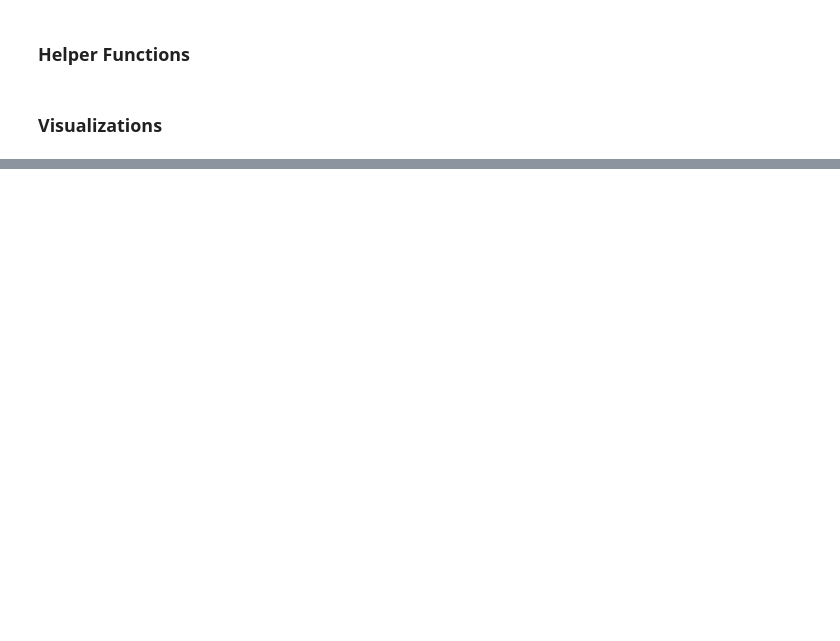
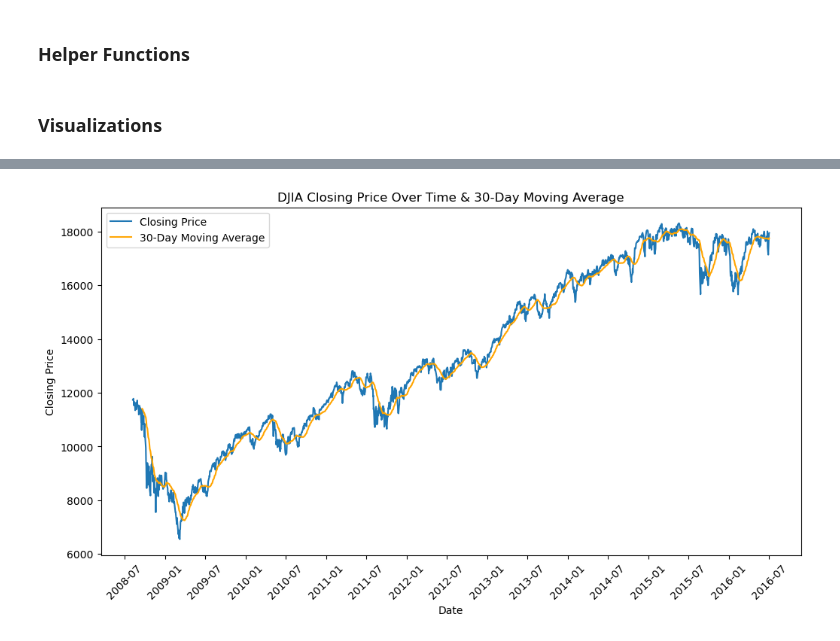
Before and after one commit to 2021sshah/BigDataFinalProject, a Jupyter notebook: djia_visualization.ipynb, the cells around one changed output, grey strips where cells are left out. Drawn from its saved outputs; the diff is of its cells as text; code cells hidden in the pictures; blank space fills up the shorter version.

```diff
--- a/djia_visualization.ipynb
+++ b/djia_visualization.ipynb
@@ -88,3 +103,20 @@ def plotScatterMatrix(df, plotSize, textSize):
         ax[i, j].annotate('Corr. coef = %.3f' % corrs[i, j], (0.8, 0.2), xycoords='axes fraction', ha='center', va='center', size=textSize)
     plt.suptitle('Scatter and Density Plot')
     plt.show()
+# %%
+def plotClosingMovingPriceOverTime(df):
+    plt.figure(figsize=(12, 6))
+    df['30_day_MA'] = df['Close'].rolling(window=30).mean()
+    plt.plot(df['Date'], df['Close'], label='Closing Price')
+    plt.plot(df['Date'], df['30_day_MA'], label='30-Day Moving Average', color='orange')
+
+    plt.gca().xaxis.set_major_locator(mdates.MonthLocator(interval=6))
+    plt.gca().xaxis.set_major_formatter(mdates.DateFormatter('%Y-%m'))
+
+    plt.title('DJIA Closing Price Over Time & 30-Day Moving Average')
+    plt.xlabel('Date')
+    plt.ylabel('Closing Price')
+    plt.xticks(rotation=45)
+    plt.legend()
+
+    plt.show()
@@ -105,0 +219,4 @@ plotScatterMatrix(df, 18, 10)
+# %%
+plotClosingMovingPriceOverTime(df)
+# %% [output]
+[figure, added]
```
Also changed, not shown: parts of 19 cells of this notebook, 1 other file.
